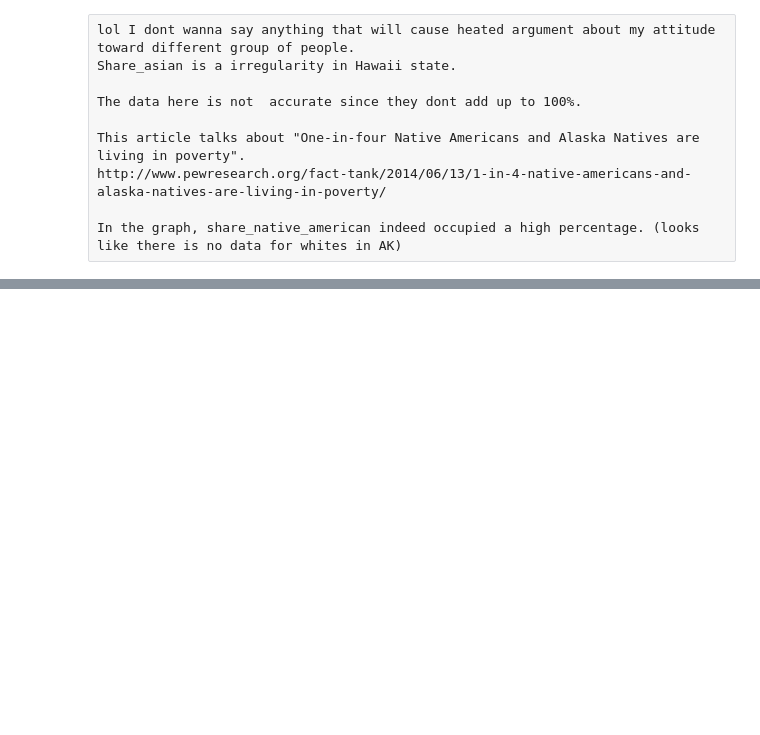
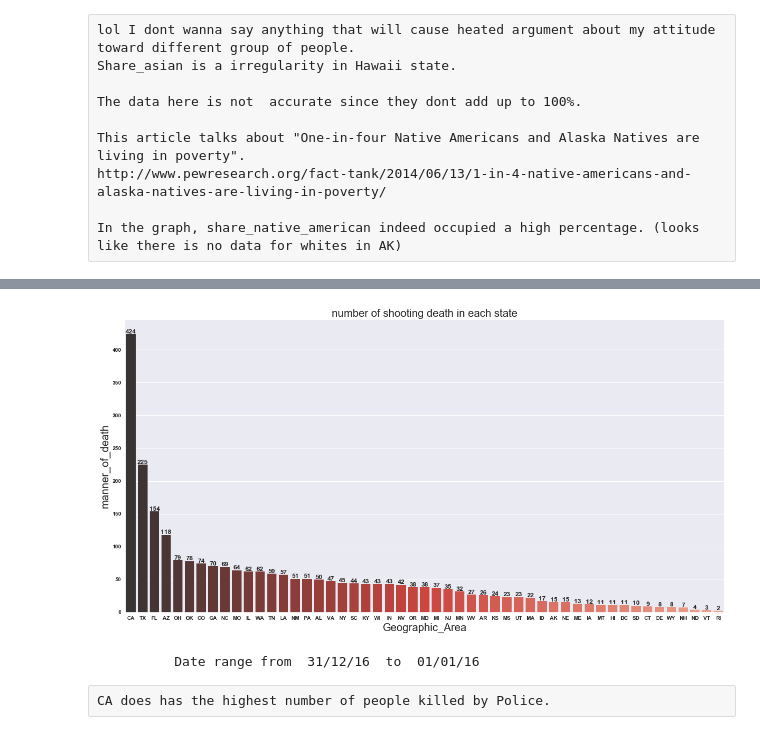
Before and after one commit to michaelzeng25/USA-shootings, a Jupyter notebook: USA shooting.ipynb, the cells around one changed output, grey strips where cells are left out. Cells and saved outputs as stored; diff of their text form; code cells hidden in the pictures; blank space fills up the shorter version.

```diff
--- a/USA shooting.ipynb
+++ b/USA shooting.ipynb
@@ -299,0 +299,2 @@ In the graph, share_native_american indeed occupied a high percentage. (looks li
+# %%
+pk.rename(index=str, columns={'Geographic Area':'Geographic_Area'}, inplace=True)
@@ -299,0 +303,4 @@ In the graph, share_native_american indeed occupied a high percentage. (looks li
+# %%
+total_death_state = pd.DataFrame(pk.groupby('Geographic_Area')['manner_of_death'].count()).reset_index()
+total_death_state.sort_values(by='manner_of_death', ascending=False, inplace=True)
+total_death_state.head()
@@ -299,0 +314,25 @@ In the graph, share_native_american indeed occupied a high percentage. (looks li
+# %%
+plt.figure(figsize=(20,10))
+pal = sns.color_palette("Reds_d", len(total_death_state))
+rank = total_death_state["manner_of_death"].argsort().argsort() # need to use argsort 2 times to get this affect
+g = sns.barplot(x='Geographic_Area',y='manner_of_death', data=total_death_state, palette=np.array(pal[::-1])[rank])
+
+plt.title('number of shooting death in each state', size=20)
+plt.xlabel('Geographic_Area', size=20)
+plt.ylabel('manner_of_death', size=20)
+
+
+for i in g.patches:
+    height = i.get_height()# get the values of each bar - poverty rate here
+    g.text(i.get_x()+i.get_width()/2., # control the value on top of each bar left or right
+    height + 1,# control the values up or down in each bar
+    '{:1.0f}'.format(height),
+    ha='center')#make sure the values are right in the cdnter on top of each bar
+plt.show()
+
+print('          Date range from ',pk['date'].max(),' to ', pk['date'].min())
+# %% [output]
+[figure, added]
+          Date range from  31/12/16  to  01/01/16
+# %% [raw]
+CA does has the highest number of people killed by Police.
```
Also changed, not shown: parts of 20 cells of this notebook.
